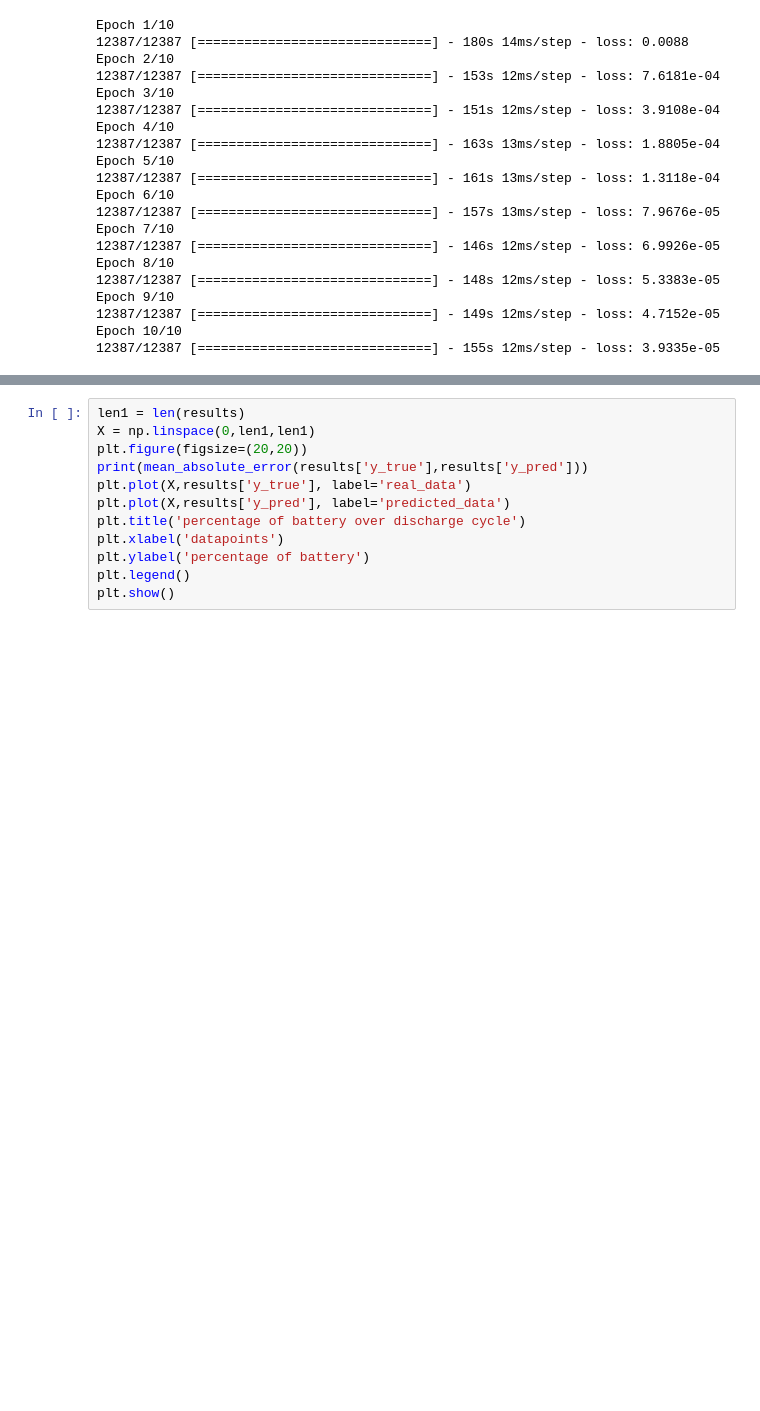
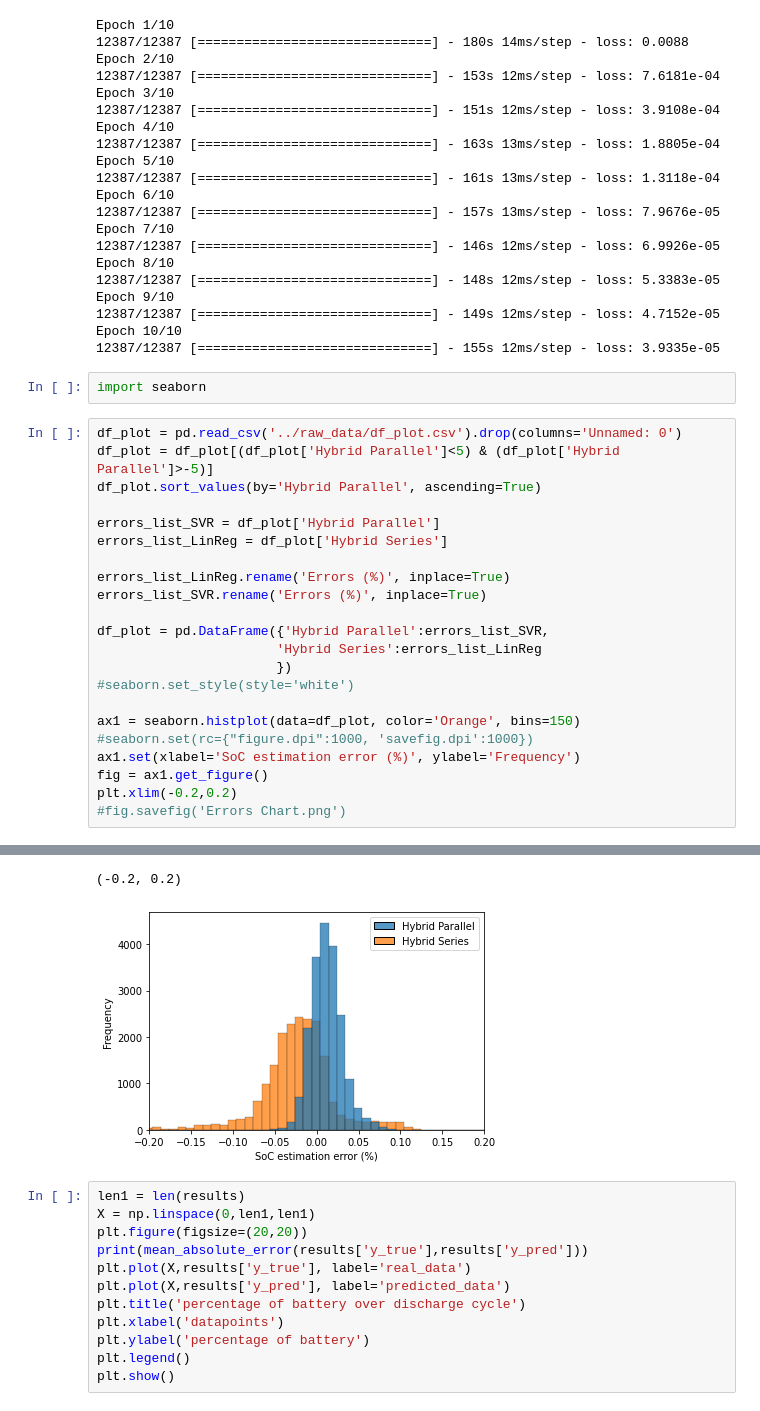
Before and after one commit to pierredm1/4th-Year-Imperial-Thesis, a Jupyter notebook: notebooks/v2-NoTemp.ipynb, the cells around one changed output, grey strips where cells are left out. Cells and saved outputs as stored; diff of their text form; blank space fills up the shorter version.

```diff
--- a/notebooks/v2-NoTemp.ipynb
+++ b/notebooks/v2-NoTemp.ipynb
@@ -1329,3 +1329,28 @@ Epoch 9/10
 12387/12387 [==============================] - 149s 12ms/step - loss: 4.7152e-05
 Epoch 10/10
 12387/12387 [==============================] - 155s 12ms/step - loss: 3.9335e-05
+# %%
+import seaborn
+# %%
+df_plot = pd.read_csv('../raw_data/df_plot.csv').drop(columns='Unnamed: 0')
+df_plot = df_plot[(df_plot['Hybrid Parallel']<5) & (df_plot['Hybrid Parallel']>-5)]
+df_plot.sort_values(by='Hybrid Parallel', ascending=True)
+
+errors_list_SVR = df_plot['Hybrid Parallel']
+errors_list_LinReg = df_plot['Hybrid Series']
+
+errors_list_LinReg.rename('Errors (%)', inplace=True)
+errors_list_SVR.rename('Errors (%)', inplace=True)
+
+df_plot = pd.DataFrame({'Hybrid Parallel':errors_list_SVR,
+                       'Hybrid Series':errors_list_LinReg
+                       })
+#seaborn.set_style(style='white')
+
+ax1 = seaborn.histplot(data=df_plot, color='Orange', bins=150)
+#seaborn.set(rc={"figure.dpi":1000, 'savefig.dpi':1000})
+ax1.set(xlabel='SoC estimation error (%)', ylabel='Frequency')
+fig = ax1.get_figure()
+plt.xlim(-0.2,0.2)
+#fig.savefig('Errors Chart.png')
+# %% [output]
@@ -1332,3 +1360,5 @@ Epoch 10/10
+(-0.2, 0.2)
+[figure, added]
 # %%
 len1 = len(results)
 X = np.linspace(0,len1,len1)
```
Also changed, not shown: parts of 3 cells of this notebook, 5 other files.
